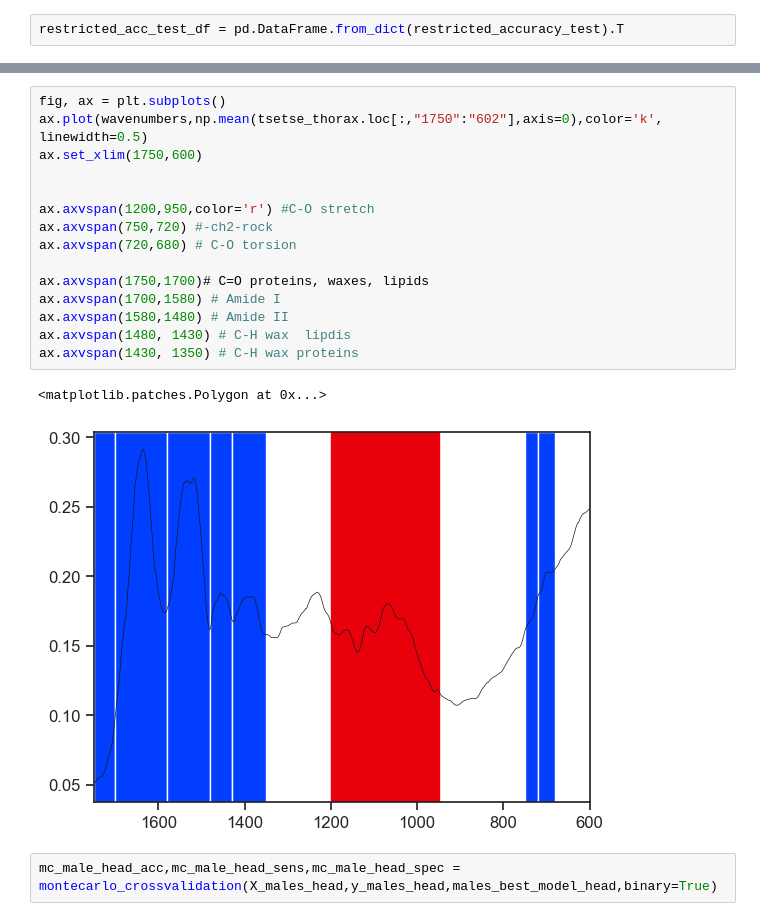
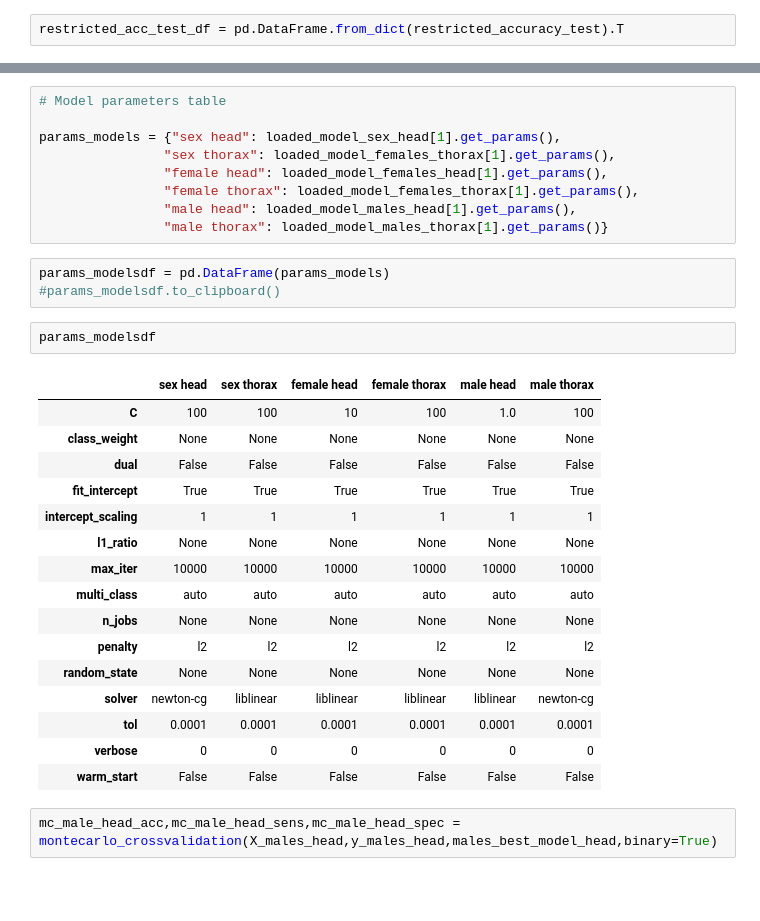
Before and after one commit to maurocolapso/Pazmino_TsetseMIRS_2023, a Jupyter notebook: notebooks/7_Prediction_restricted.ipynb, the cells around one changed output, grey strips where cells are left out. Cells and saved outputs as stored; diff of their text form; blank space fills up the shorter version.

```diff
--- a/notebooks/7_Prediction_restricted.ipynb
+++ b/notebooks/7_Prediction_restricted.ipynb
@@ -1211,21 +631,34 @@ variable_importance_females_thorax
-# %%
-fig, ax = plt.subplots()
-ax.plot(wavenumbers,np.mean(tsetse_thorax.loc[:,"1750":"602"],axis=0),color='k', linewidth=0.5)
-ax.set_xlim(1750,600)
-
-
-ax.axvspan(1200,950,color='r') #C-O stretch
-ax.axvspan(750,720) #-ch2-rock
-ax.axvspan(720,680) # C-O torsion
-
-ax.axvspan(1750,1700)# C=O proteins, waxes, lipids
-ax.axvspan(1700,1580) # Amide I
-ax.axvspan(1580,1480) # Amide II
-ax.axvspan(1480, 1430) # C-H wax  lipdis
-ax.axvspan(1430, 1350) # C-H wax proteins
-# %% [output]
-<matplotlib.patches.Polygon at 0x...>
-[figure, removed]
+# %%
+# Model parameters table
+
+params_models = {"sex head": loaded_model_sex_head[1].get_params(),
+                "sex thorax": loaded_model_females_thorax[1].get_params(),
+                "female head": loaded_model_females_head[1].get_params(),
+                "female thorax": loaded_model_females_thorax[1].get_params(),
+                "male head": loaded_model_males_head[1].get_params(),
+                "male thorax": loaded_model_males_thorax[1].get_params()}
+# %%
+params_modelsdf = pd.DataFrame(params_models)
+#params_modelsdf.to_clipboard()
+# %%
+params_modelsdf
+# %% [output]
+|  | sex head | sex thorax | female head | female thorax | male head | male thorax |
+| C | 100 | 100 | 10 | 100 | 1.0 | 100 |
+| class_weight | None | None | None | None | None | None |
+| dual | False | False | False | False | False | False |
+| fit_intercept | True | True | True | True | True | True |
+| intercept_scaling | 1 | 1 | 1 | 1 | 1 | 1 |
+| l1_ratio | None | None | None | None | None | None |
+| max_iter | 10000 | 10000 | 10000 | 10000 | 10000 | 10000 |
+| multi_class | auto | auto | auto | auto | auto | auto |
+| n_jobs | None | None | None | None | None | None |
+| penalty | l2 | l2 | l2 | l2 | l2 | l2 |
+| random_state | None | None | None | None | None | None |
+| solver | newton-cg | liblinear | liblinear | liblinear | liblinear | newton-cg |
+| tol | 0.0001 | 0.0001 | 0.0001 | 0.0001 | 0.0001 | 0.0001 |
+| verbose | 0 | 0 | 0 | 0 | 0 | 0 |
+| warm_start | False | False | False | False | False | False |
 # %%
 mc_male_head_acc,mc_male_head_sens,mc_male_head_spec = montecarlo_crossvalidation(X_males_head,y_males_head,males_best_model_head,binary=True)
 # %% [output]
```
Also changed, not shown: parts of 29 cells of this notebook, 43 other files.
